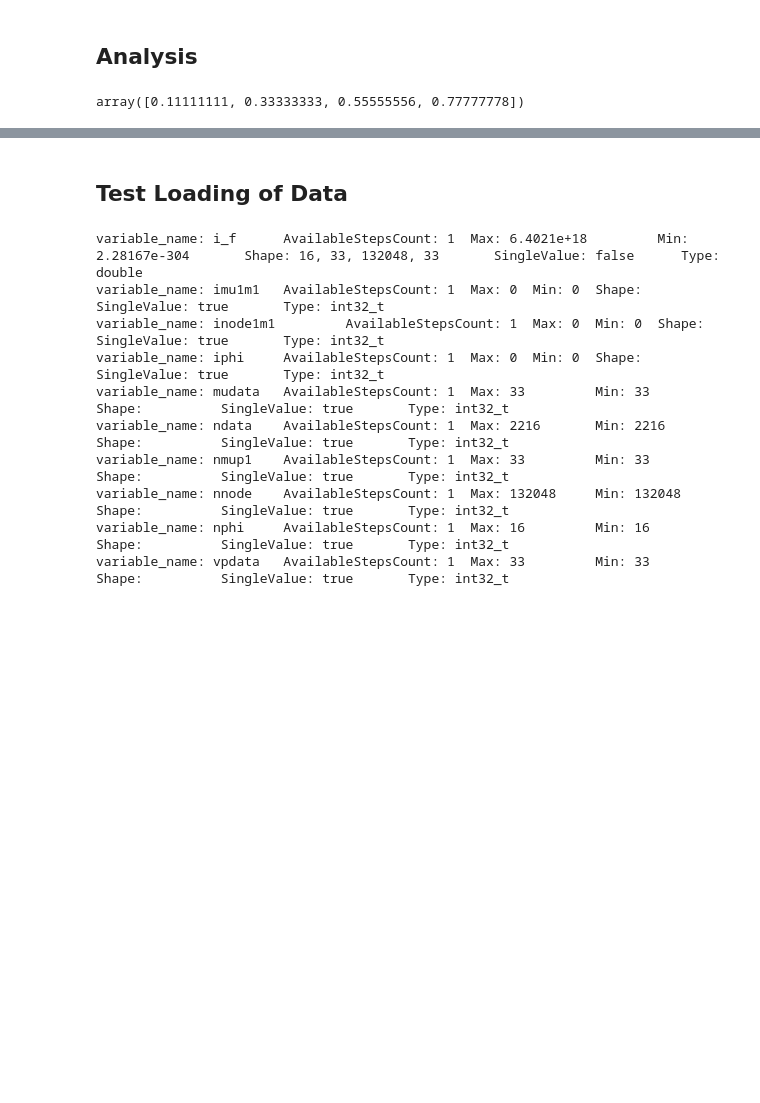
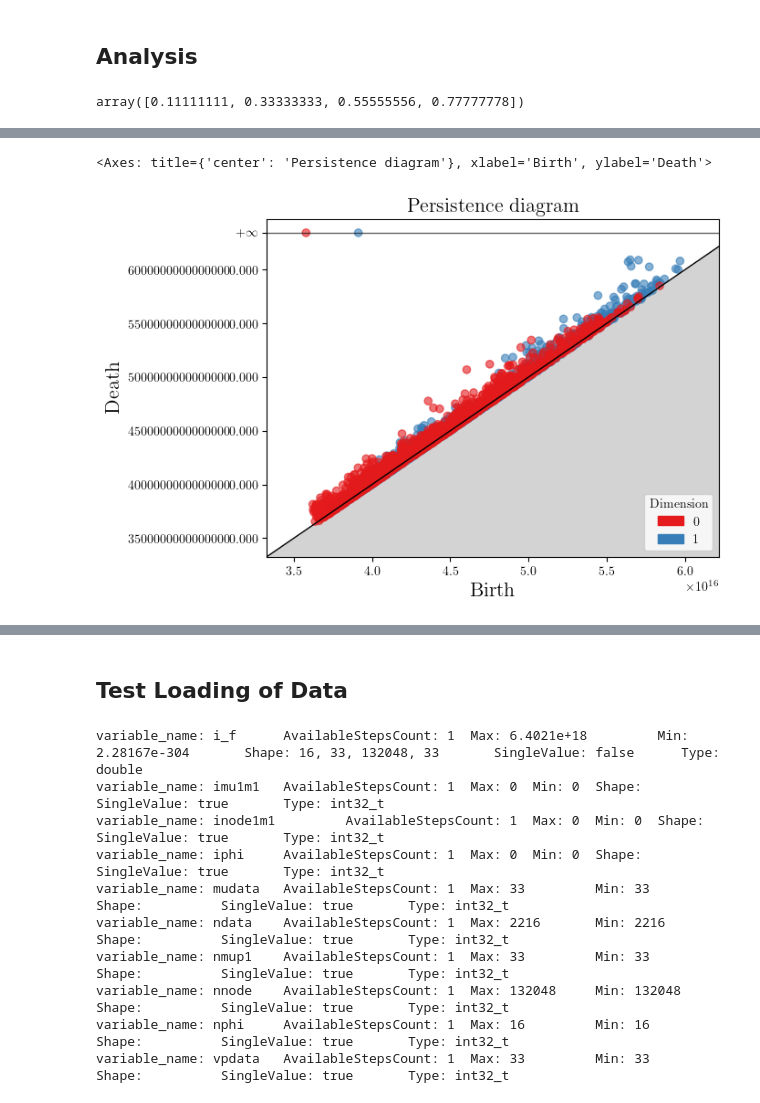
Before and after one commit to Maplenormandy/c1lgkt, a Jupyter notebook: bin/xgc_distribution_function.ipynb, the cells around one changed output, grey strips where cells are left out. Drawn from its saved outputs; the diff is of its cells as text; code cells hidden in the pictures; blank space fills up the shorter version.

Commit message:
Initial LCO analysis; playing around with GUDHI

```diff
--- a/bin/xgc_distribution_function.ipynb
+++ b/bin/xgc_distribution_function.ipynb
@@ -256,0 +270,29 @@ plt.tight_layout(pad=0.08)
+# %%
+# %% Compute the persistence diagram
+
+# Initialize gudhi simplex tree
+st = gudhi.simplex_tree.SimplexTree()
+
+# Sorts the data. NaNs are placed at the end
+f_argsort = np.argsort(fp_physical[:,kxi])
+num_valid = np.sum(np.isfinite(fp_physical[:,kxi]))
+
+# Insert vertices with filtration values into the tree.
+# TODO: Also do the negative distribution function
+for i in range(num_valid):
+    st.insert([f_argsort[i]], fp_physical[f_argsort[i],kxi])
+
+# Insert edges and triangles with max filtration value of their vertices
+for tri in geom.rz_tri.triangles:
+    edges = [[tri[0], tri[1]], [tri[1], tri[2]], [tri[2], tri[0]]]
+    for edge in edges:
+        f_edge = np.max([fp_physical[edge[0],kxi], fp_physical[edge[1],kxi]])
+        if np.isfinite(f_edge):
+            st.insert(edge, f_edge)
+
+    f_tri = np.max([fp_physical[tri[0],kxi], fp_physical[tri[1],kxi], fp_physical[tri[2],kxi]])
+    if np.isfinite(f_tri):
+        st.insert(tri, f_tri)
+
+#st.initialize_filtration()
+persistence = st.persistence()
@@ -256,0 +366,5 @@ plt.tight_layout(pad=0.08)
+# %%
+gudhi.plot_persistence_diagram(persistence)
+# %% [output]
+<Axes: title={'center': 'Persistence diagram'}, xlabel='Birth', ylabel='Death'>
+[figure, added]
```
Also changed, not shown: parts of 14 cells of this notebook, 1 other file.
